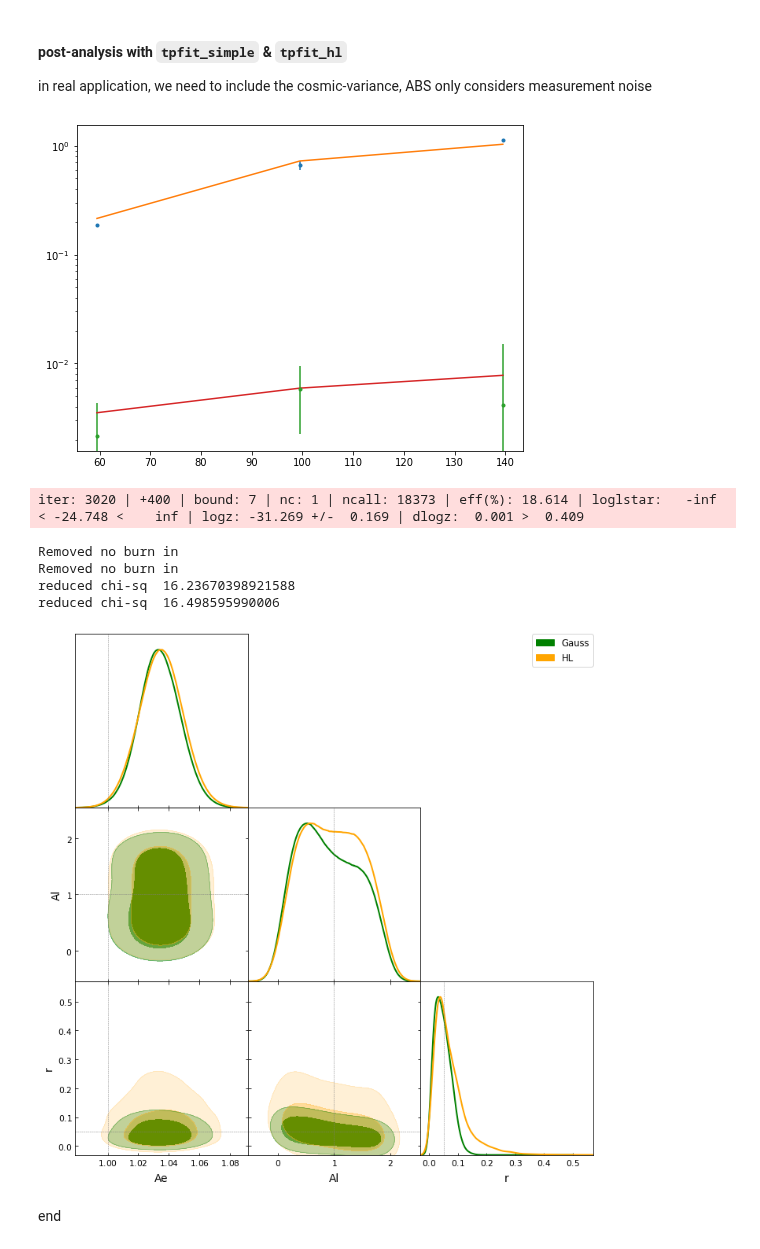
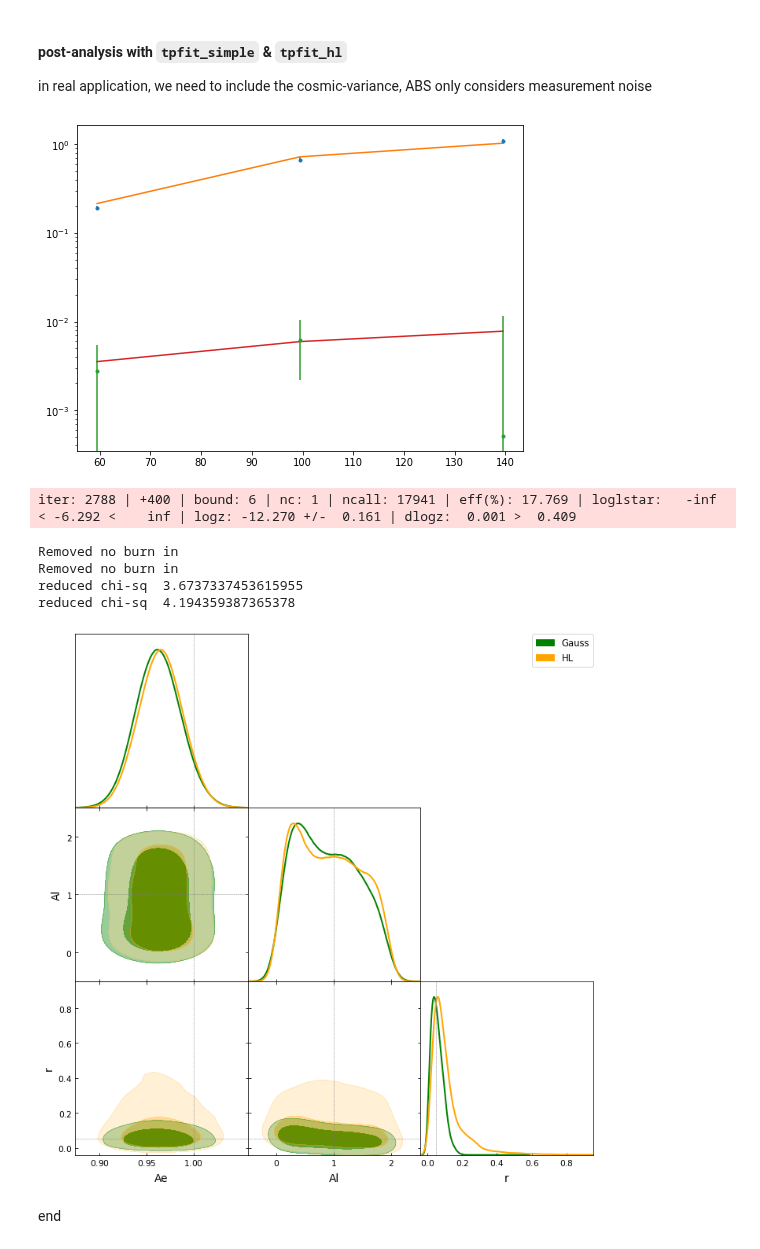
Before and after one commit to gioacchinowang/afra, a Jupyter notebook: tutorials/tutorial04.ipynb, the cells around one changed output. Saved outputs shown, nothing was run; the diff lists cells and outputs as text; code cells hidden in the pictures.

Commit message:
update abs pipeline

```diff
--- a/tutorials/tutorial04.ipynb
+++ b/tutorials/tutorial04.ipynb
@@ -78,9 +78,9 @@ cmb_dl = np.vstack([cmb_dl_t[0],cmb_dl_t[1],cmb_dl_eb[1],cmb_dl_eb[2]])
 
 pipeline = af.abspipe(fullmap,mask=mask,noises=fullnoise,fwhms=fullbeam,targets='T')
 pipeline.debug = True
-rslt_t, info_t = pipeline.run(aposcale=APOSCALE,psbin=PSBIN,lmin=LMIN,lmax=LMAX,shift=10.,threshold=1.)
+rslt_t, info_t, cache = pipeline.run(aposcale=APOSCALE,psbin=PSBIN,lmin=LMIN,lmax=LMAX,shift=10.,threshold=1.)
 pipeline.targets = 'EB'
-rslt_eb, info_eb = pipeline.run(aposcale=APOSCALE,psbin=PSBIN,lmin=LMIN,lmax=LMAX,shift=10.,threshold=1.)
+rslt_eb, info_eb, cache = pipeline.run(aposcale=APOSCALE,psbin=PSBIN,lmin=LMIN,lmax=LMAX,shift=10.,threshold=1.)
 
 fig,ax = plt.subplots(figsize=(8,6))
 
@@ -196,39 +196,39 @@ for l in range(size):
 
 cov = np.diag(np.r_[rslt_eb[3],rslt_eb[4]]**2)
 # %% [output]
-[figure, old version]
+[figure, new version]
 # %%
 KWARGS = {'nlive':400}
 names = ['Ae','Al','r']
 truths = [1.,1.,0.05]
 
-pipeline = tpfit_gauss(signal,cov,background=b,foreground=None)
+pipeline = tpfit_gauss(signal,np.zeros_like(signal),np.zeros_like(signal),cov,background=b,foreground=None)
 rslt1 = pipeline.run(kwargs=KWARGS)
 
 pipeline = tpfit_hl(signal,fiducial,np.zeros_like(signal),cov,background=b,foreground=None)
 rslt2 = pipeline.run(kwargs=KWARGS)
 
 samples, weights = rslt1.samples, np.exp(rslt1.logwt - rslt1.logz[-1])
 samples1 = MCSamples(samples=samples,weights=weights,names=names,label='Gauss')
 
 samples, weights = rslt2.samples, np.exp(rslt2.logwt - rslt2.logz[-1])
 samples2 = MCSamples(samples=samples,weights=weights,names=names,label='HL')
 
 print ('reduced chi-sq ',-2*max(rslt1['logl'])/(len(cov)-len(names)))
 print ('reduced chi-sq ',-2*max(rslt2['logl'])/(len(cov)-len(names)))
 
 g = plots.get_subplot_plotter(width_inch=10)
 g.settings.alpha_filled_add=0.4
 g.triangle_plot([samples1,samples2],markers=truths,
                 line_args=[{'lw':'2', 'color':'green'},{'lw':2, 'color':'orange'}],
                 contour_colors=['green','orange'],
                 filled=True, contour_lws=2)
 # %% [output]
-iter: 3020 | +400 | bound: 7 | nc: 1 | ncall: 18373 | eff(%): 18.614 | loglstar:   -inf < -24.748 <    inf | logz: -31.269 +/-  0.169 | dlogz:  0.001 >  0.409
+iter: 2788 | +400 | bound: 6 | nc: 1 | ncall: 17941 | eff(%): 17.769 | loglstar:   -inf < -6.292 <    inf | logz: -12.270 +/-  0.161 | dlogz:  0.001 >  0.409
 Removed no burn in
 Removed no burn in
-reduced chi-sq  16.23670398921588
-reduced chi-sq  16.498595990006
+reduced chi-sq  3.6737337453615955
+reduced chi-sq  4.194359387365378
-[figure, old version]
+[figure, new version]
 # %% [markdown]
 end
```
Also changed, not shown: parts of 1 cell of this notebook, 1 other file.
